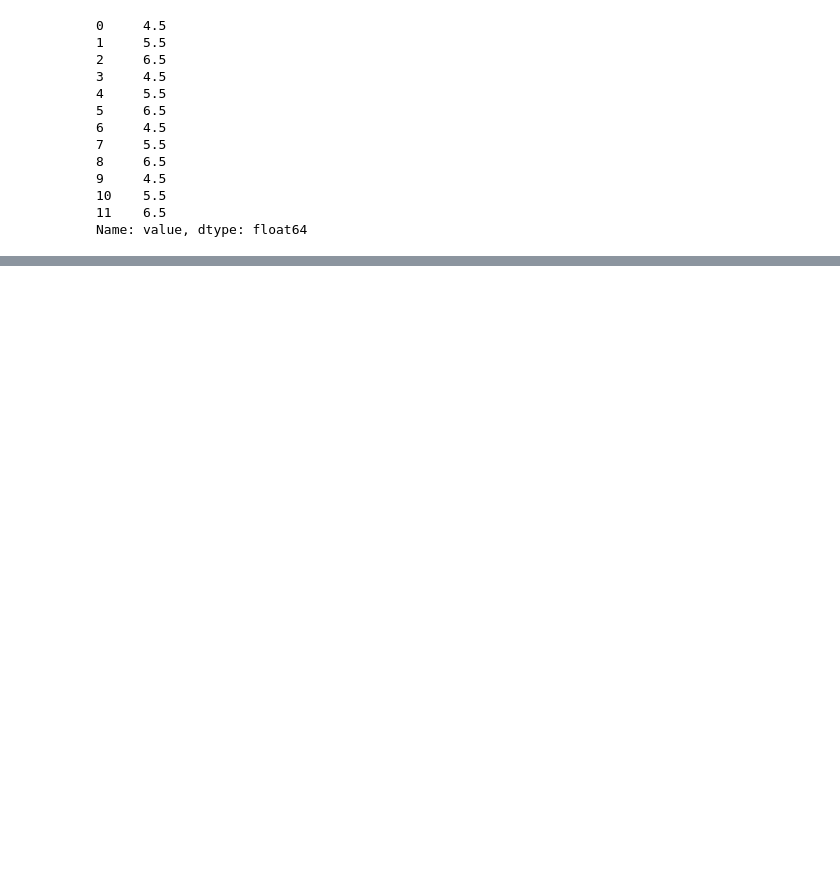
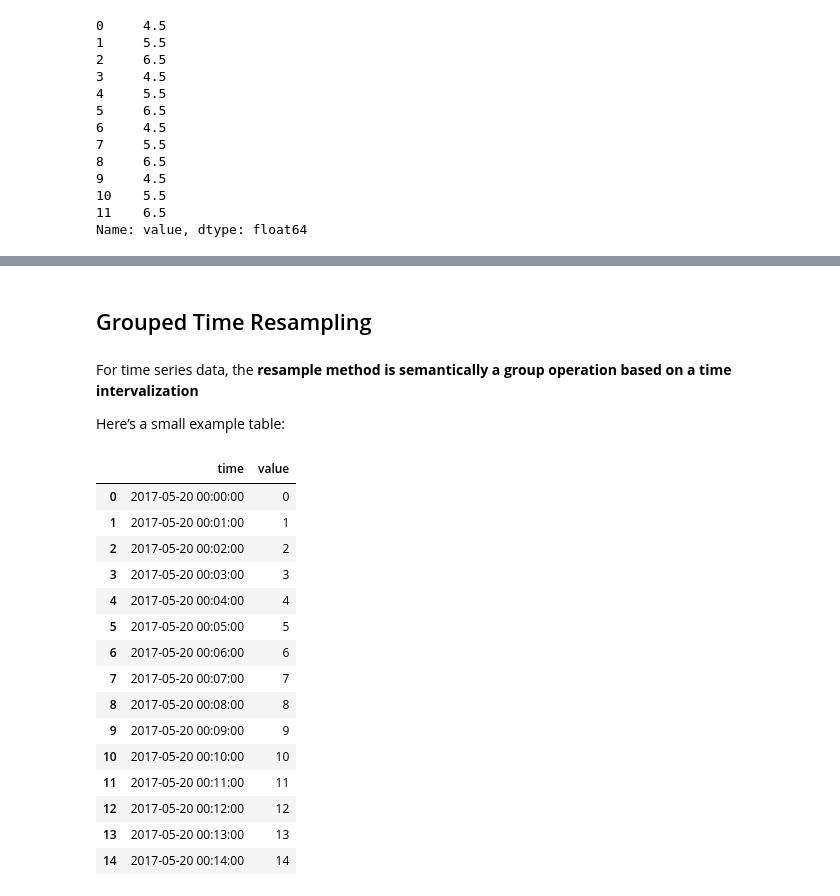
Before and after one commit to lucaslokchan/data-analysis, a Jupyter notebook: Python for Data Analysis/12_Advanced_pandas.ipynb, the cells around one changed output, grey strips where cells are left out. Cells and saved outputs as stored; diff of their text form; code cells hidden in the pictures; blank space fills up the shorter version.

```diff
--- a/Python for Data Analysis/12_Advanced_pandas.ipynb
+++ b/Python for Data Analysis/12_Advanced_pandas.ipynb
@@ -652,0 +673,32 @@ Name: value, dtype: float64
+# %% [markdown]
+## Grouped Time Resampling
+# %% [markdown]
+For time series data, the **resample method is semantically a group operation based on a time intervalization**
+
+Here’s a small example table:
+# %%
+N = 15
+# %%
+times = pd.date_range('2017-05-20 00:00', freq='1min', periods=N)
+# %%
+df = pd.DataFrame({'time': times,
+                   'value': np.arange(N)})
+# %%
+df
+# %% [output]
+|  | time | value |
+| 0 | 2017-05-20 00:00:00 | 0 |
+| 1 | 2017-05-20 00:01:00 | 1 |
+| 2 | 2017-05-20 00:02:00 | 2 |
+| 3 | 2017-05-20 00:03:00 | 3 |
+| 4 | 2017-05-20 00:04:00 | 4 |
+| 5 | 2017-05-20 00:05:00 | 5 |
+| 6 | 2017-05-20 00:06:00 | 6 |
+| 7 | 2017-05-20 00:07:00 | 7 |
+| 8 | 2017-05-20 00:08:00 | 8 |
+| 9 | 2017-05-20 00:09:00 | 9 |
+| 10 | 2017-05-20 00:10:00 | 10 |
+| 11 | 2017-05-20 00:11:00 | 11 |
+| 12 | 2017-05-20 00:12:00 | 12 |
+| 13 | 2017-05-20 00:13:00 | 13 |
+| 14 | 2017-05-20 00:14:00 | 14 |
```
Also changed, not shown: parts of 43 cells of this notebook.
